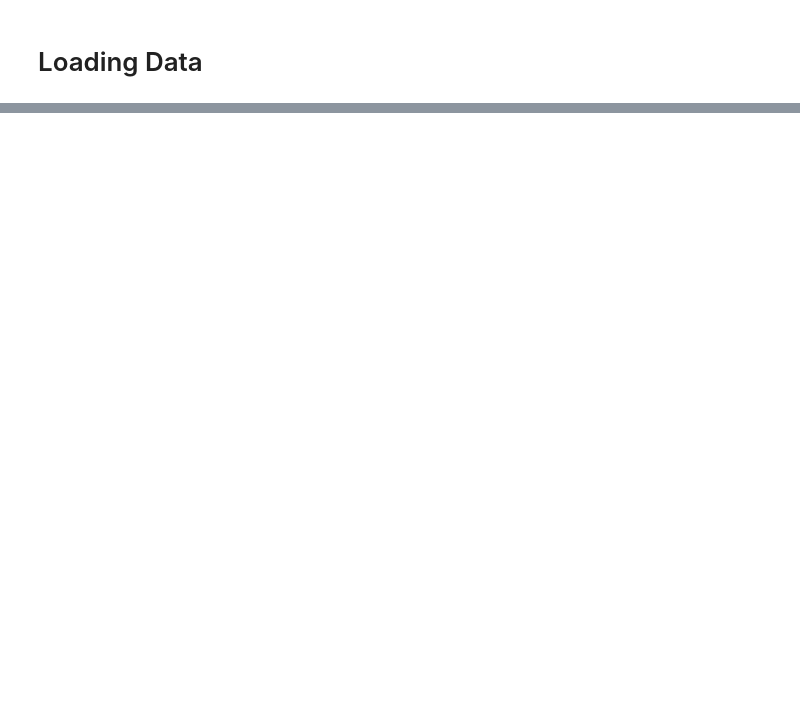
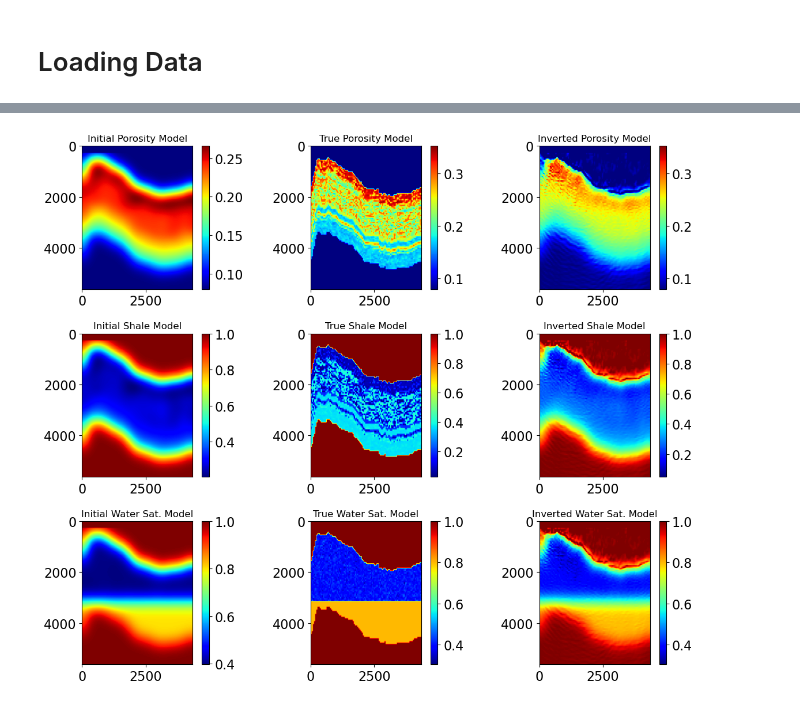
Before and after one commit to LIGA-UFBA/Pylops, a Jupyter notebook: tutorials/notebooks/Petrophysics/Pylops_FWI_PetroAcoustic.ipynb, the cells around one changed output, grey strips where cells are left out. Drawn from its saved outputs; the diff is of its cells as text; code cells hidden in the pictures; blank space fills up the shorter version.

```diff
--- a/tutorials/notebooks/Petrophysics/Pylops_FWI_PetroAcoustic.ipynb
+++ b/tutorials/notebooks/Petrophysics/Pylops_FWI_PetroAcoustic.ipynb
@@ -199,42 +177,44 @@ phi_inv, vsh_inv, sw_inv, fo, dobsfilt = fwi.run(iterations=50,
 extent = [0, nx*spacing[0], nz*spacing[1], 0]
 plt.figure(figsize=(12,10))
 plt.subplot(3,3,1)
-plt.imshow(init_phi.T, cmap='viridis',extent=extent)
+plt.imshow(init_phi.T, cmap='jet',extent=extent)
 plt.title('Initial Porosity Model', fontsize=12)
 plt.colorbar()
 plt.subplot(3,3,2)
-plt.imshow(phi.T, cmap='viridis',extent=extent)
+plt.imshow(phi.T, cmap='jet',extent=extent)
 plt.title('True Porosity Model', fontsize=12)
 plt.colorbar()
 plt.subplot(3,3,3)
-plt.imshow(phi_inv.T, cmap='viridis',extent=extent)
+plt.imshow(phi_inv.T, cmap='jet',extent=extent)
 plt.title('Inverted Porosity Model', fontsize=12)
 plt.colorbar()
 plt.subplot(3,3,4)
-plt.imshow(init_vsh.T, cmap='viridis',extent=extent)
+plt.imshow(init_vsh.T, cmap='jet',extent=extent)
 plt.title('Initial Shale Model', fontsize=12)
 plt.colorbar()
 plt.subplot(3,3,5)
-plt.imshow(vsh.T, cmap='viridis',extent=extent)
+plt.imshow(vsh.T, cmap='jet',extent=extent)
 plt.title('True Shale Model', fontsize=12)
 plt.colorbar()
 plt.subplot(3,3,6)
-plt.imshow(vsh_inv.T, cmap='viridis',extent=extent)
+plt.imshow(vsh_inv.T, cmap='jet',extent=extent)
 plt.title('Inverted Shale Model', fontsize=12)
 plt.colorbar()
 plt.subplot(3,3,7)
-plt.imshow(init_sw.T, cmap='viridis',extent=extent)
+plt.imshow(init_sw.T, cmap='jet',extent=extent)
 plt.title('Initial Water Sat. Model', fontsize=12)
 plt.colorbar()
 plt.subplot(3,3,8)
-plt.imshow(sw.T, cmap='viridis',extent=extent)
+plt.imshow(sw.T, cmap='jet',extent=extent)
 plt.title('True Water Sat. Model', fontsize=12)
 plt.colorbar()
 plt.subplot(3,3,9)
-plt.imshow(sw_inv.T, cmap='viridis',extent=extent)
+plt.imshow(sw_inv.T, cmap='jet',extent=extent)
 plt.title('Inverted Water Sat. Model', fontsize=12)
 plt.colorbar()
 plt.tight_layout()
 # plt.savefig('Results_PylopsPetroAcousitc_FWI.png', format='png', dpi=200)
+# %% [output]
+[figure, added]
 # %%
 plt.figure(figsize=(10, 6))
```
Also changed, not shown: parts of 12 cells of this notebook, 3 other files.
